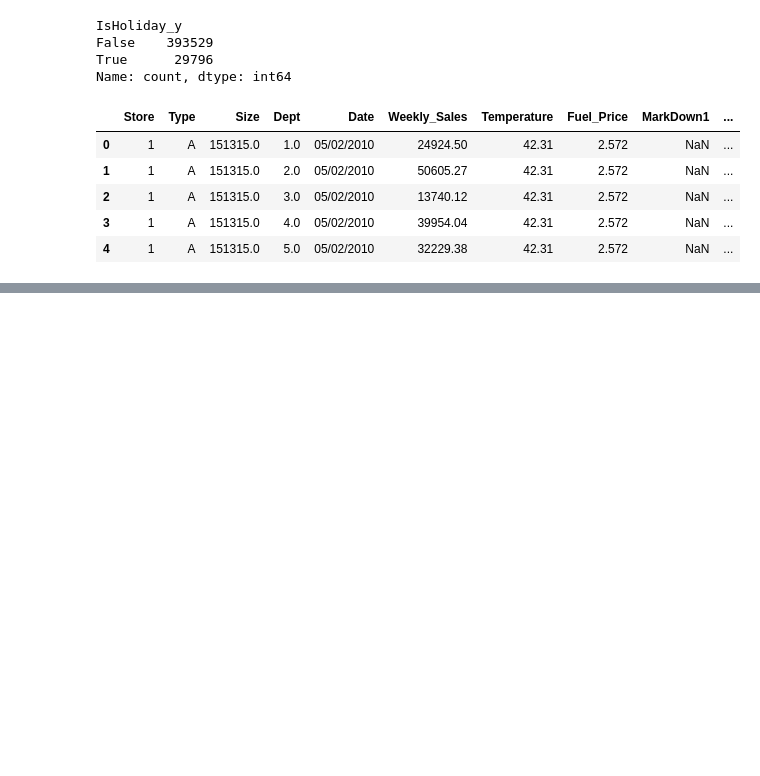
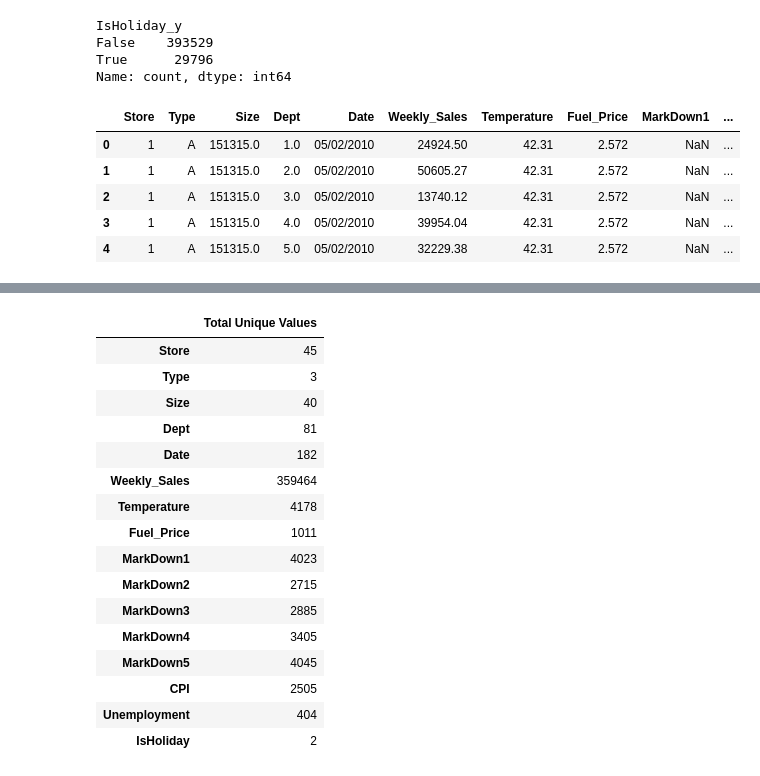
Before and after one commit to SriRamK345/Retail_Sales_Forecast, a Jupyter notebook: Sales_Final_Project.ipynb, the cells around one changed output, grey strips where cells are left out. Drawn from its saved outputs; the diff is of its cells as text; code cells hidden in the pictures; blank space fills up the shorter version.

```diff
--- a/Sales_Final_Project.ipynb
+++ b/Sales_Final_Project.ipynb
@@ -203,0 +235,25 @@ df.head()
+# %%
+unique_number = []
+for i in df.columns:
+    x = df[i].value_counts().count()
+    unique_number.append(x)
+
+pd.DataFrame(unique_number, index = df.columns, columns = ["Total Unique Values"])
+# %% [output]
+|  | Total Unique Values |
+| Store | 45 |
+| Type | 3 |
+| Size | 40 |
+| Dept | 81 |
+| Date | 182 |
+| Weekly_Sales | 359464 |
+| Temperature | 4178 |
+| Fuel_Price | 1011 |
+| MarkDown1 | 4023 |
+| MarkDown2 | 2715 |
+| MarkDown3 | 2885 |
+| MarkDown4 | 3405 |
+| MarkDown5 | 4045 |
+| CPI | 2505 |
+| Unemployment | 404 |
+| IsHoliday | 2 |
```
Also changed, not shown: parts of 12 cells of this notebook.
